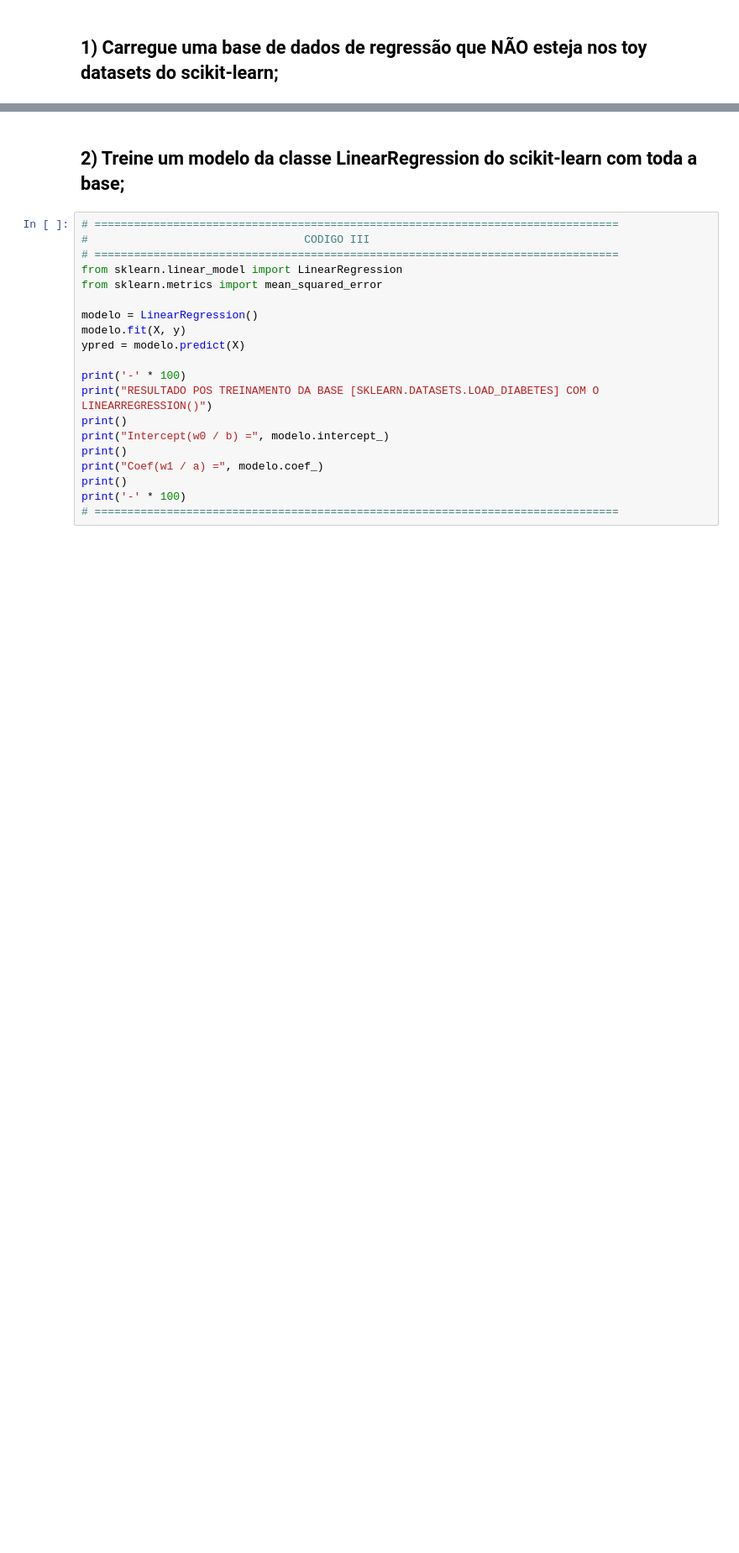
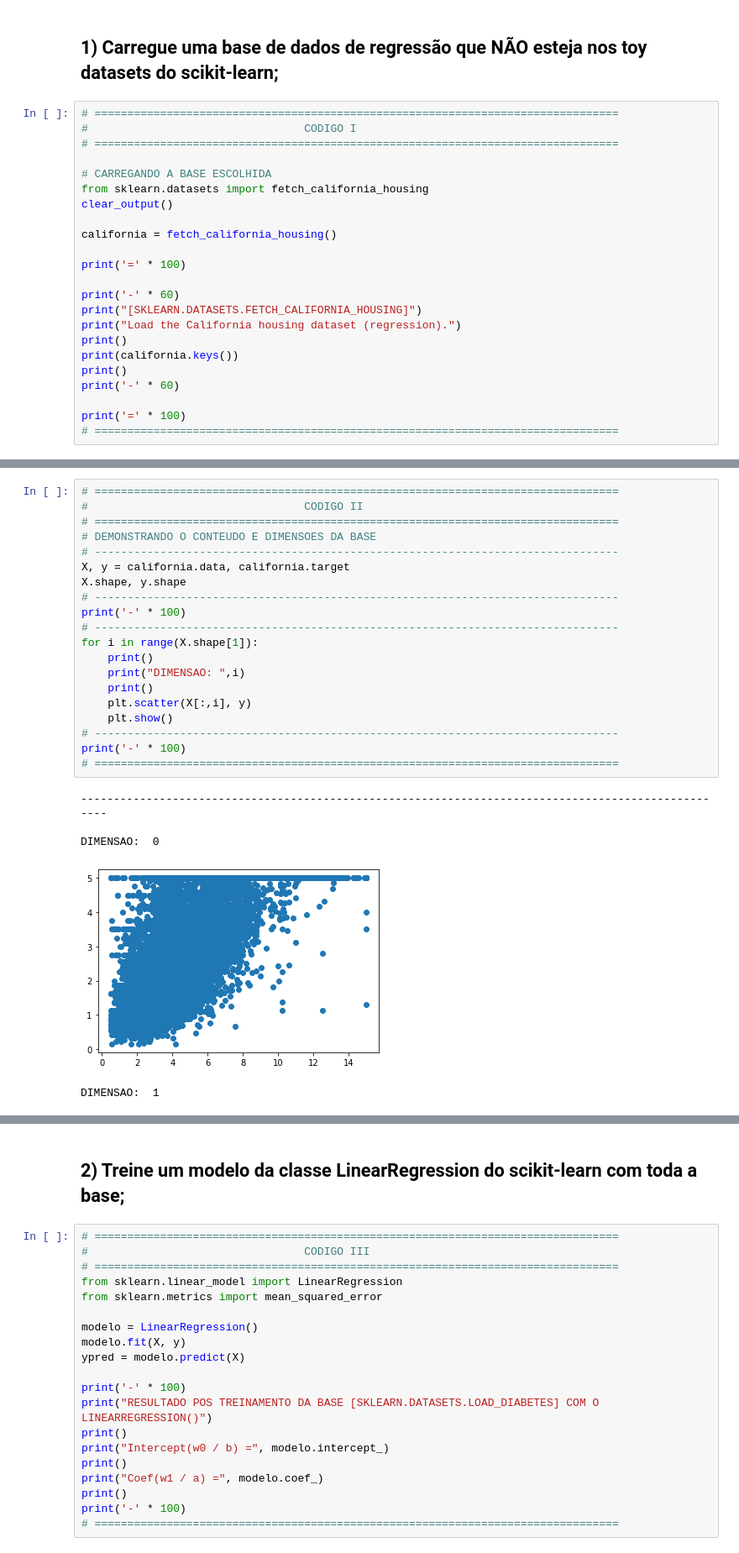
Before and after one commit to TNK443/RecPadroes, a Jupyter notebook: 01_Regressão_Tarefa.ipynb, the cells around one changed output, grey strips where cells are left out. Shown at 84% size. Cells and saved outputs as stored; diff of their text form; blank space fills up the shorter version.

```diff
--- a/01_Regressão_Tarefa.ipynb
+++ b/01_Regressão_Tarefa.ipynb
@@ -21,3 +21,26 @@ import numpy as np
 # ================================================================================
 # %% [markdown]
 ## 1) Carregue uma base de dados de regressão que NÃO esteja nos toy datasets do scikit-learn;
+# %%
+# ================================================================================
+#                                 CODIGO I
+# ================================================================================
+
+# CARREGANDO A BASE ESCOLHIDA
+from sklearn.datasets import fetch_california_housing
+clear_output()
+
+california = fetch_california_housing()
+
+print('=' * 100)
+
+print('-' * 60)
+print("[SKLEARN.DATASETS.FETCH_CALIFORNIA_HOUSING]")
+print("Load the California housing dataset (regression).")
+print()
+print(california.keys())
+print()
+print('-' * 60)
+
+print('=' * 100)
+# ================================================================================
@@ -23,0 +57,26 @@ import numpy as np
+# %%
+# ================================================================================
+#                                 CODIGO II
+# ================================================================================
+# DEMONSTRANDO O CONTEUDO E DIMENSOES DA BASE
+# --------------------------------------------------------------------------------
+X, y = california.data, california.target
+X.shape, y.shape
+# --------------------------------------------------------------------------------
+print('-' * 100)
+# --------------------------------------------------------------------------------
+for i in range(X.shape[1]):
+    print()
+    print("DIMENSAO: ",i)
+    print()
+    plt.scatter(X[:,i], y)
+    plt.show()
+# --------------------------------------------------------------------------------
+print('-' * 100)
+# ================================================================================
+# %% [output]
+----------------------------------------------------------------------------------------------------
+
+DIMENSAO:  0
+[figure, added]
+DIMENSAO:  1
```
Also changed, not shown: parts of 18 cells of this notebook.
